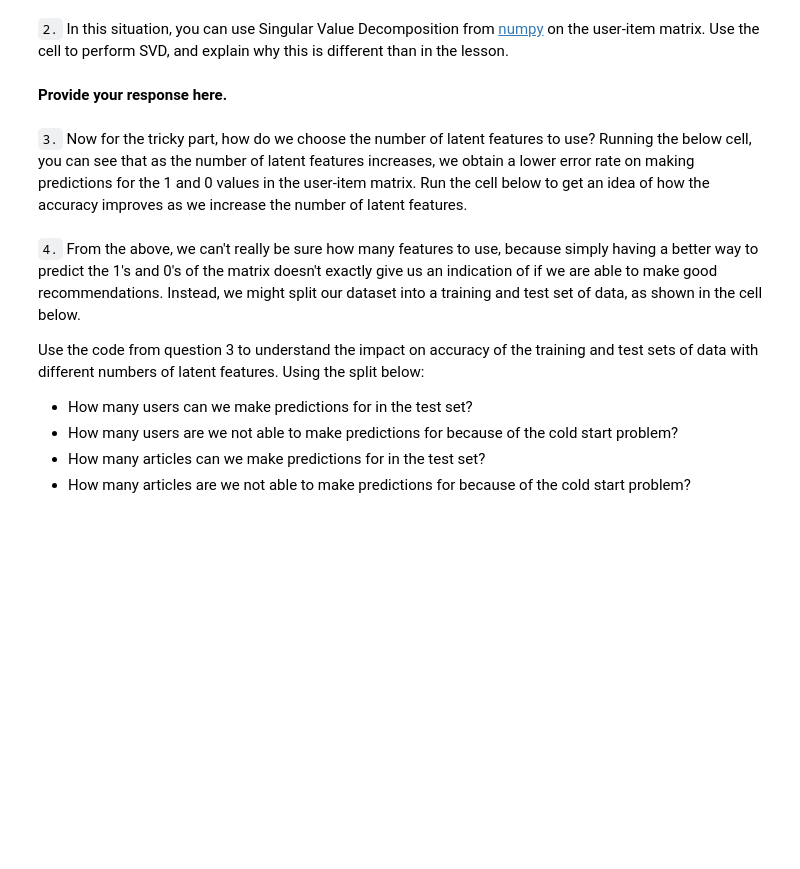
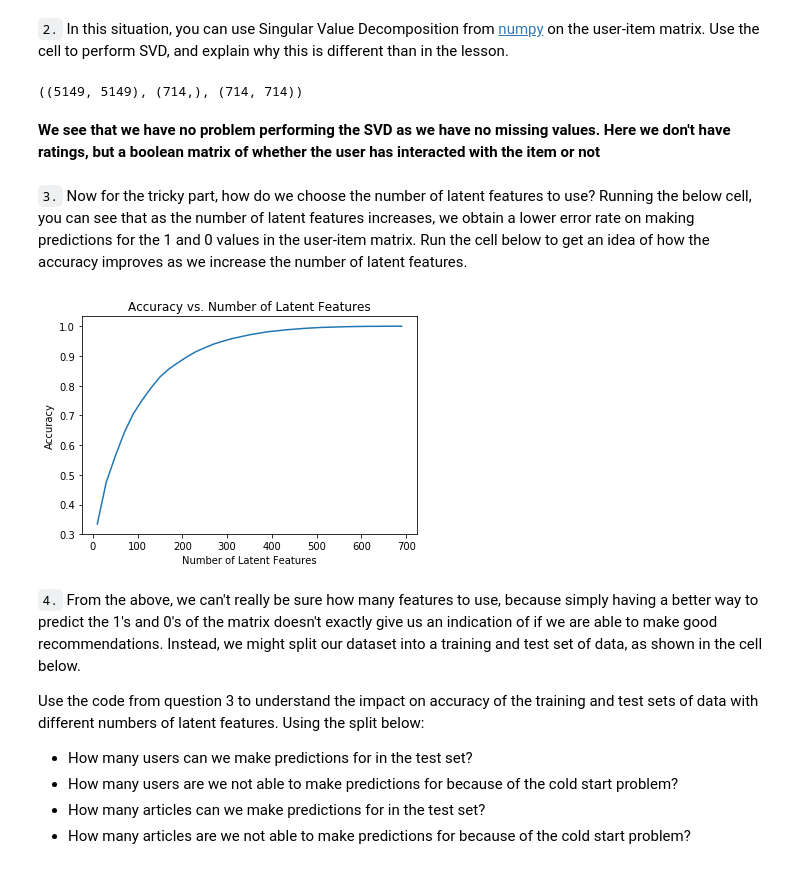
Before and after one commit to leedah/recommendation-engine-IBM, a Jupyter notebook: Recommendations_with_IBM.ipynb, the cells around one changed output. Drawn from its saved outputs; the diff is of its cells as text; code cells hidden in the pictures; blank space fills up the shorter version.

Commit message:
Use Matrix Factorization

```diff
--- a/Recommendations_with_IBM.ipynb
+++ b/Recommendations_with_IBM.ipynb
@@ -883,34 +904,42 @@ user_item_matrix.head()
 # %%
 # Perform SVD on the User-Item Matrix Here
 
-u, s, vt = # use the built in to get the three matrices
+u, s, vt = np.linalg.svd(user_item_matrix)# use the built in to get the three matrices
+u.shape, s.shape, vt.shape
+# %% [output]
+((5149, 5149), (714,), (714, 714))
-# %% [markdown]
-**Provide your response here.**
+# %% [markdown]
+**We see that we have no problem performing the SVD as we have no missing values. Here we don't have ratings, but a boolean matrix of whether the user has interacted with the item or not**
 # %% [markdown]
 `3.` Now for the tricky part, how do we choose the number of latent features to use?  Running the below cell, you can see that as the number of latent features increases, we obtain a lower error rate on making predictions for the 1 and 0 values in the user-item matrix.  Run the cell below to get an idea of how the accuracy improves as we increase the number of latent features.
 # %%
-num_latent_feats = np.arange(10,700+10,20)
-sum_errs = []
+def plot_accuracy(u,s,vt):
+    num_latent_feats = np.arange(10,700+10,20)
+    sum_errs = []
 
-for k in num_latent_feats:
-    # restructure with k latent features
-    s_new, u_new, vt_new = np.diag(s[:k]), u[:, :k], vt[:k, :]
+    for k in num_latent_feats:
+        # restructure with k latent features
+        s_new, u_new, vt_new = np.diag(s[:k]), u[:, :k], vt[:k, :]
 
-    # take dot product
-    user_item_est = np.around(np.dot(np.dot(u_new, s_new), vt_new))
+        # take dot product
+        user_item_est = np.around(np.dot(np.dot(u_new, s_new), vt_new))
 
-    # compute error for each prediction to actual value
-    diffs = np.subtract(user_item_matrix, user_item_est)
+        # compute error for each prediction to actual value
+        diffs = np.subtract(user_item_matrix, user_item_est)
 
-    # total errors and keep track of them
-    err = np.sum(np.sum(np.abs(diffs)))
-    sum_errs.append(err)
+        # total errors and keep track of them
+        err = np.sum(np.sum(np.abs(diffs)))
+        sum_errs.append(err)
 
 
-plt.plot(num_latent_feats, 1 - np.array(sum_errs)/df.shape[0]);
-plt.xlabel('Number of Latent Features');
-plt.ylabel('Accuracy');
-plt.title('Accuracy vs. Number of Latent Features');
+    plt.plot(num_latent_feats, 1 - np.array(sum_errs)/df.shape[0]);
+    plt.xlabel('Number of Latent Features');
+    plt.ylabel('Accuracy');
+    plt.title('Accuracy vs. Number of Latent Features');
+
+plot_accuracy(u,s,vt)
+# %% [output]
+[figure, added]
 # %% [markdown]
 `4.` From the above, we can't really be sure how many features to use, because simply having a better way to predict the 1's and 0's of the matrix doesn't exactly give us an indication of if we are able to make good recommendations.  Instead, we might split our dataset into a training and test set of data, as shown in the cell below.
 
```
Also changed, not shown: parts of 22 cells of this notebook.
